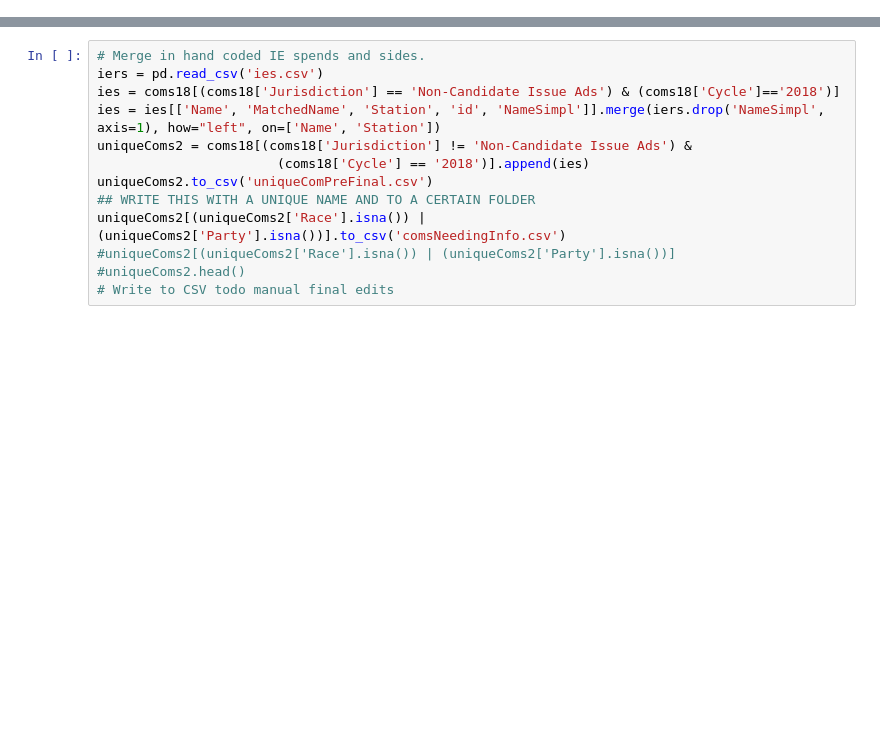
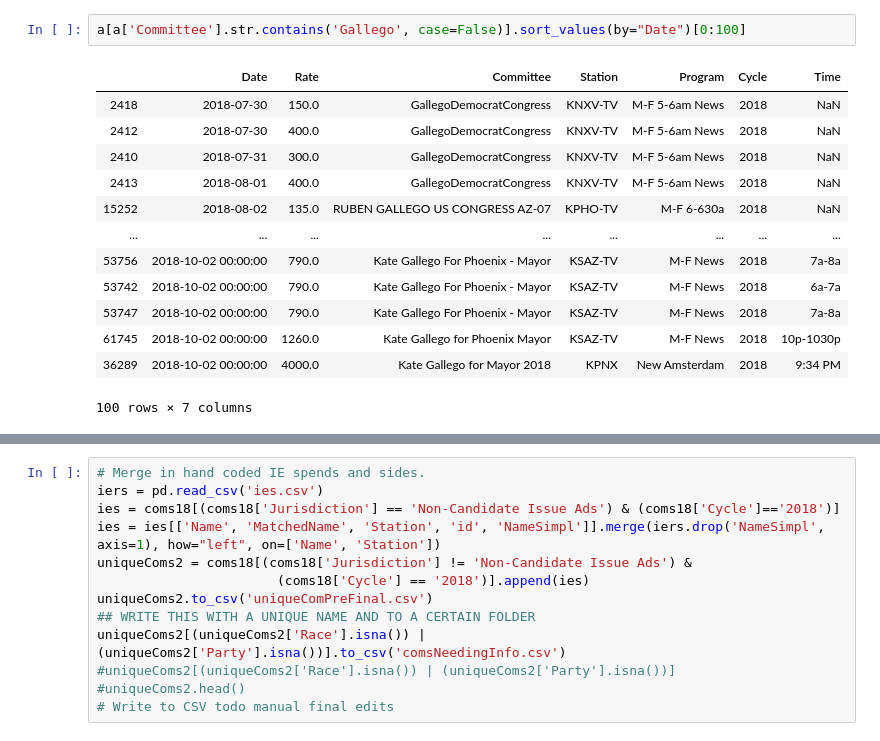
Before and after one commit to and-pulc/fccscraper, a Jupyter notebook: code/BroadcastProcess.ipynb, the cells around one changed output, grey strips where cells are left out. Saved outputs shown, nothing was run; the diff lists cells and outputs as text; blank space fills up the shorter version.

```diff
--- a/code/BroadcastProcess.ipynb
+++ b/code/BroadcastProcess.ipynb
@@ -14,0 +40,16 @@ p.head()
+# %%
+a[a['Committee'].str.contains('Gallego', case=False)].sort_values(by="Date")[0:100]
+# %% [output]
+|  | Date | Rate | Committee | Station | Program | Cycle | Time |
+| 2418 | 2018-07-30 | 150.0 | GallegoDemocratCongress | KNXV-TV | M-F 5-6am News | 2018 | NaN |
+| 2412 | 2018-07-30 | 400.0 | GallegoDemocratCongress | KNXV-TV | M-F 5-6am News | 2018 | NaN |
+| 2410 | 2018-07-31 | 300.0 | GallegoDemocratCongress | KNXV-TV | M-F 5-6am News | 2018 | NaN |
+| 2413 | 2018-08-01 | 400.0 | GallegoDemocratCongress | KNXV-TV | M-F 5-6am News | 2018 | NaN |
+| 15252 | 2018-08-02 | 135.0 | RUBEN GALLEGO US CONGRESS AZ-07 | KPHO-TV | M-F 6-630a | 2018 | NaN |
+| ... | ... | ... | ... | ... | ... | ... | ... |
+| 53756 | 2018-10-02 00:00:00 | 790.0 | Kate Gallego For Phoenix - Mayor | KSAZ-TV | M-F News | 2018 | 7a-8a |
+| 53742 | 2018-10-02 00:00:00 | 790.0 | Kate Gallego For Phoenix - Mayor | KSAZ-TV | M-F News | 2018 | 6a-7a |
+| 53747 | 2018-10-02 00:00:00 | 790.0 | Kate Gallego For Phoenix - Mayor | KSAZ-TV | M-F News | 2018 | 7a-8a |
+| 61745 | 2018-10-02 00:00:00 | 1260.0 | Kate Gallego for Phoenix Mayor | KSAZ-TV | M-F News | 2018 | 10p-1030p |
+| 36289 | 2018-10-02 00:00:00 | 4000.0 | Kate Gallego for Mayor 2018 | KPNX | New Amsterdam | 2018 | 9:34 PM |
+100 rows × 7 columns
```
Also changed, not shown: parts of 8 cells of this notebook, 43 other files.
